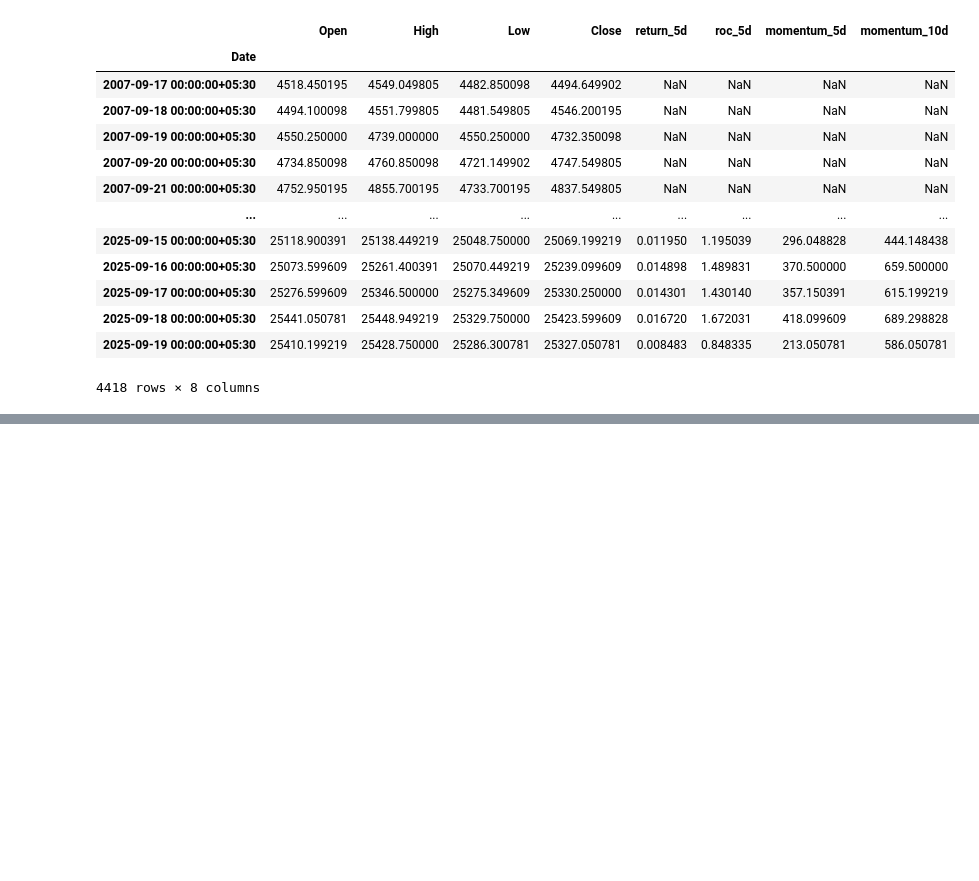
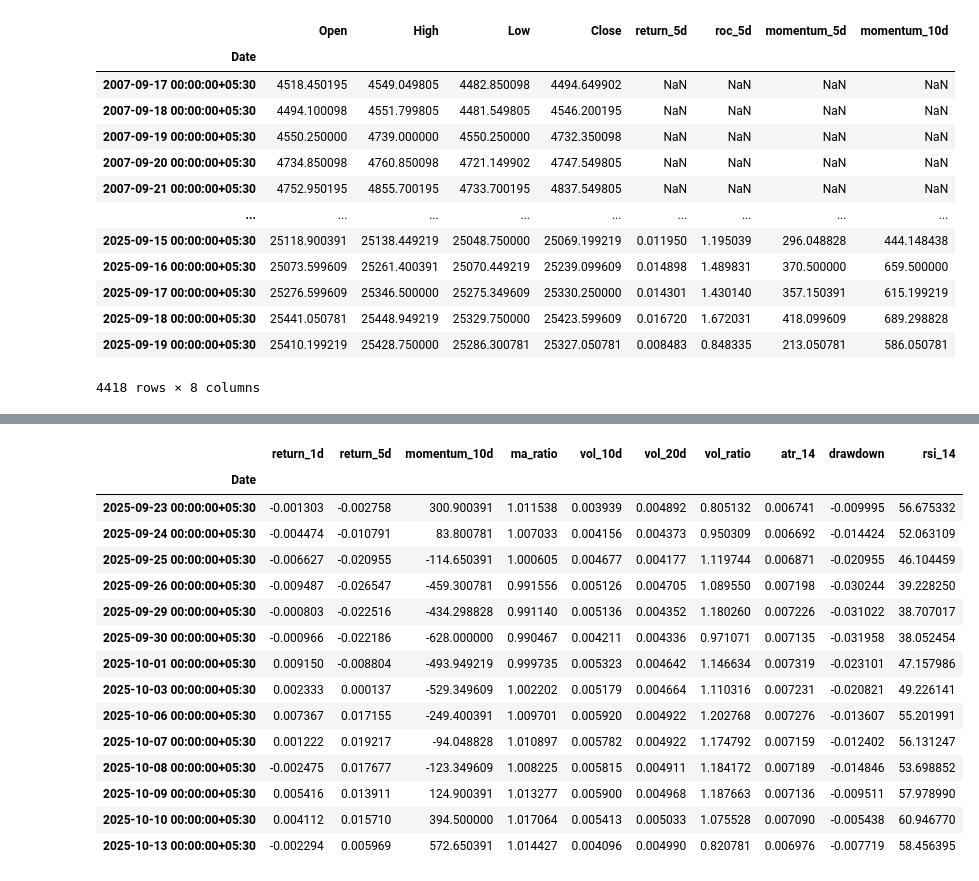
Before and after one commit to gautamnaik1994/ml-index-regime-detection, a Jupyter notebook: notebooks/03.regime_detection.ipynb, the cells around one changed output, grey strips where cells are left out. Saved outputs shown, nothing was run; the diff lists cells and outputs as text; code cells hidden in the pictures; blank space fills up the shorter version.

```diff
--- a/notebooks/03.regime_detection.ipynb
+++ b/notebooks/03.regime_detection.ipynb
@@ -481,0 +497,30 @@ df
+# %%
+ticker = "^NSEI"
+df_obj = yf.Ticker(ticker, session=session)
+data = df_obj.history(period="3mo", interval="1d")
+# %%
+def prepare_features(df):
+    df['return_1d'] = df['Close'].pct_change()
+    df['return_5d'] = df['Close'].pct_change(5)
+    df['momentum_10d'] = ta.MOM(df['Close'], timeperiod=10)
+    df['ma_ratio'] = df['Close'] / ta.SMA(df['Close'], timeperiod=50)
+
+    # Risk Features
+    df['vol_10d'] = df['return_1d'].rolling(10).std()
+    df['vol_20d'] = df['return_1d'].rolling(20).std()
+    df['vol_ratio'] = df['vol_10d'] / df['vol_20d']
+    df['atr_14'] = ta.ATR(df['High'], df['Low'], df['Close'], timeperiod=14) / df['Close']
+
+    # Stress Features
+    df['drawdown'] = df['Close'] / df['Close'].cummax() - 1
+
+    # Exhaustion Features
+    df['rsi_14'] = ta.RSI(df['Close'], timeperiod=14)
+
+
+    # Collect feature set
+    features_orig = df[['return_1d', 'return_5d', 'momentum_10d', 'ma_ratio',
+                'vol_10d', 'vol_20d', 'vol_ratio', 'atr_14',
+                'drawdown', 'rsi_14']].dropna()
+
+    return features_orig
@@ -481,0 +544,21 @@ df
+# %%
+processed_features = prepare_features(data)
+# %%
+processed_features
+# %% [output]
+|  | return_1d | return_5d | momentum_10d | ma_ratio | vol_10d | vol_20d | vol_ratio | atr_14 | drawdown | rsi_14 |
+| Date |  |  |  |  |  |  |  |  |  |  |
+| 2025-09-23 00:00:00+05:30 | -0.001303 | -0.002758 | 300.900391 | 1.011538 | 0.003939 | 0.004892 | 0.805132 | 0.006741 | -0.009995 | 56.675332 |
+| 2025-09-24 00:00:00+05:30 | -0.004474 | -0.010791 | 83.800781 | 1.007033 | 0.004156 | 0.004373 | 0.950309 | 0.006692 | -0.014424 | 52.063109 |
+| 2025-09-25 00:00:00+05:30 | -0.006627 | -0.020955 | -114.650391 | 1.000605 | 0.004677 | 0.004177 | 1.119744 | 0.006871 | -0.020955 | 46.104459 |
+| 2025-09-26 00:00:00+05:30 | -0.009487 | -0.026547 | -459.300781 | 0.991556 | 0.005126 | 0.004705 | 1.089550 | 0.007198 | -0.030244 | 39.228250 |
+| 2025-09-29 00:00:00+05:30 | -0.000803 | -0.022516 | -434.298828 | 0.991140 | 0.005136 | 0.004352 | 1.180260 | 0.007226 | -0.031022 | 38.707017 |
+| 2025-09-30 00:00:00+05:30 | -0.000966 | -0.022186 | -628.000000 | 0.990467 | 0.004211 | 0.004336 | 0.971071 | 0.007135 | -0.031958 | 38.052454 |
+| 2025-10-01 00:00:00+05:30 | 0.009150 | -0.008804 | -493.949219 | 0.999735 | 0.005323 | 0.004642 | 1.146634 | 0.007319 | -0.023101 | 47.157986 |
+| 2025-10-03 00:00:00+05:30 | 0.002333 | 0.000137 | -529.349609 | 1.002202 | 0.005179 | 0.004664 | 1.110316 | 0.007231 | -0.020821 | 49.226141 |
+| 2025-10-06 00:00:00+05:30 | 0.007367 | 0.017155 | -249.400391 | 1.009701 | 0.005920 | 0.004922 | 1.202768 | 0.007276 | -0.013607 | 55.201991 |
+| 2025-10-07 00:00:00+05:30 | 0.001222 | 0.019217 | -94.048828 | 1.010897 | 0.005782 | 0.004922 | 1.174792 | 0.007159 | -0.012402 | 56.131247 |
+| 2025-10-08 00:00:00+05:30 | -0.002475 | 0.017677 | -123.349609 | 1.008225 | 0.005815 | 0.004911 | 1.184172 | 0.007189 | -0.014846 | 53.698852 |
+| 2025-10-09 00:00:00+05:30 | 0.005416 | 0.013911 | 124.900391 | 1.013277 | 0.005900 | 0.004968 | 1.187663 | 0.007136 | -0.009511 | 57.978990 |
+| 2025-10-10 00:00:00+05:30 | 0.004112 | 0.015710 | 394.500000 | 1.017064 | 0.005413 | 0.005033 | 1.075528 | 0.007090 | -0.005438 | 60.946770 |
+| 2025-10-13 00:00:00+05:30 | -0.002294 | 0.005969 | 572.650391 | 1.014427 | 0.004096 | 0.004990 | 0.820781 | 0.006976 | -0.007719 | 58.456395 |
```
Also changed, not shown: parts of 11 cells of this notebook, 8 other files.
